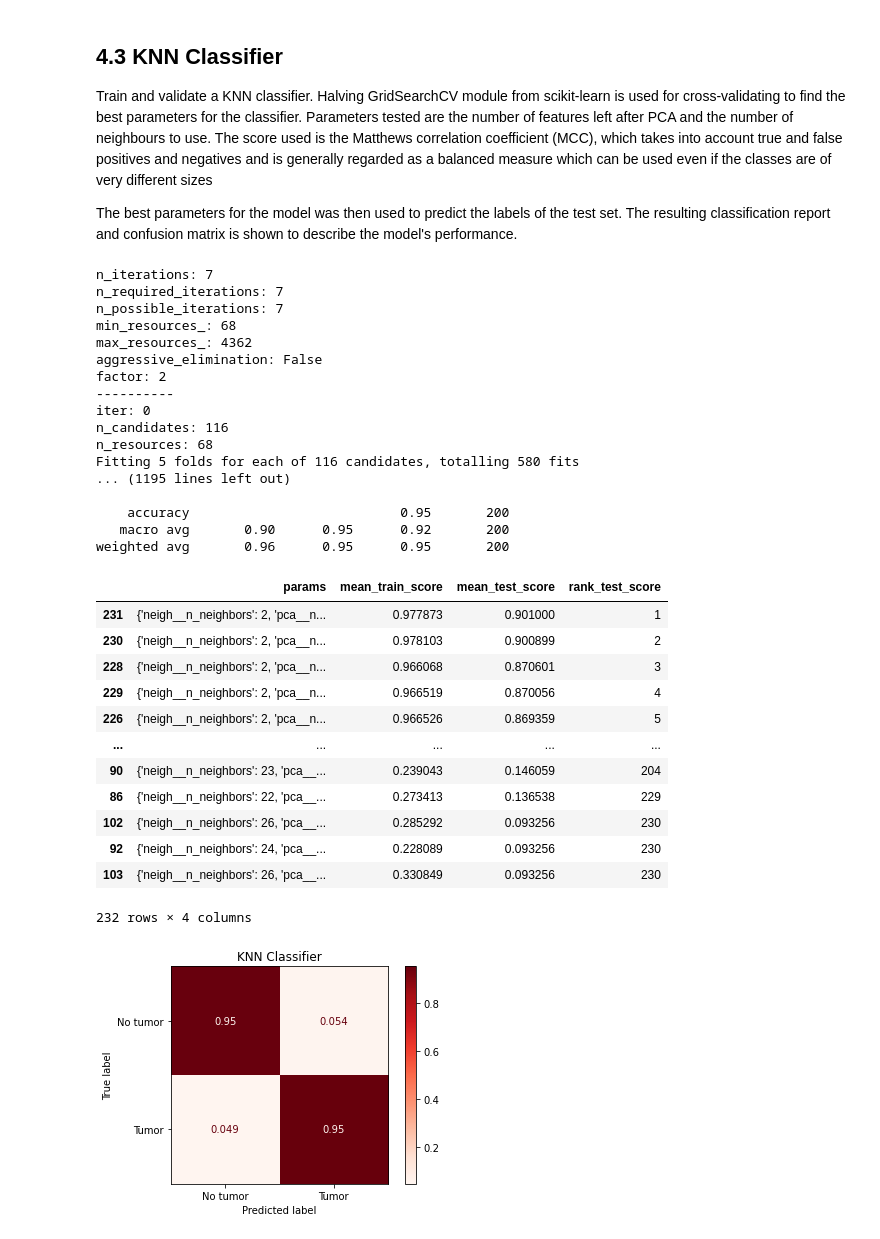
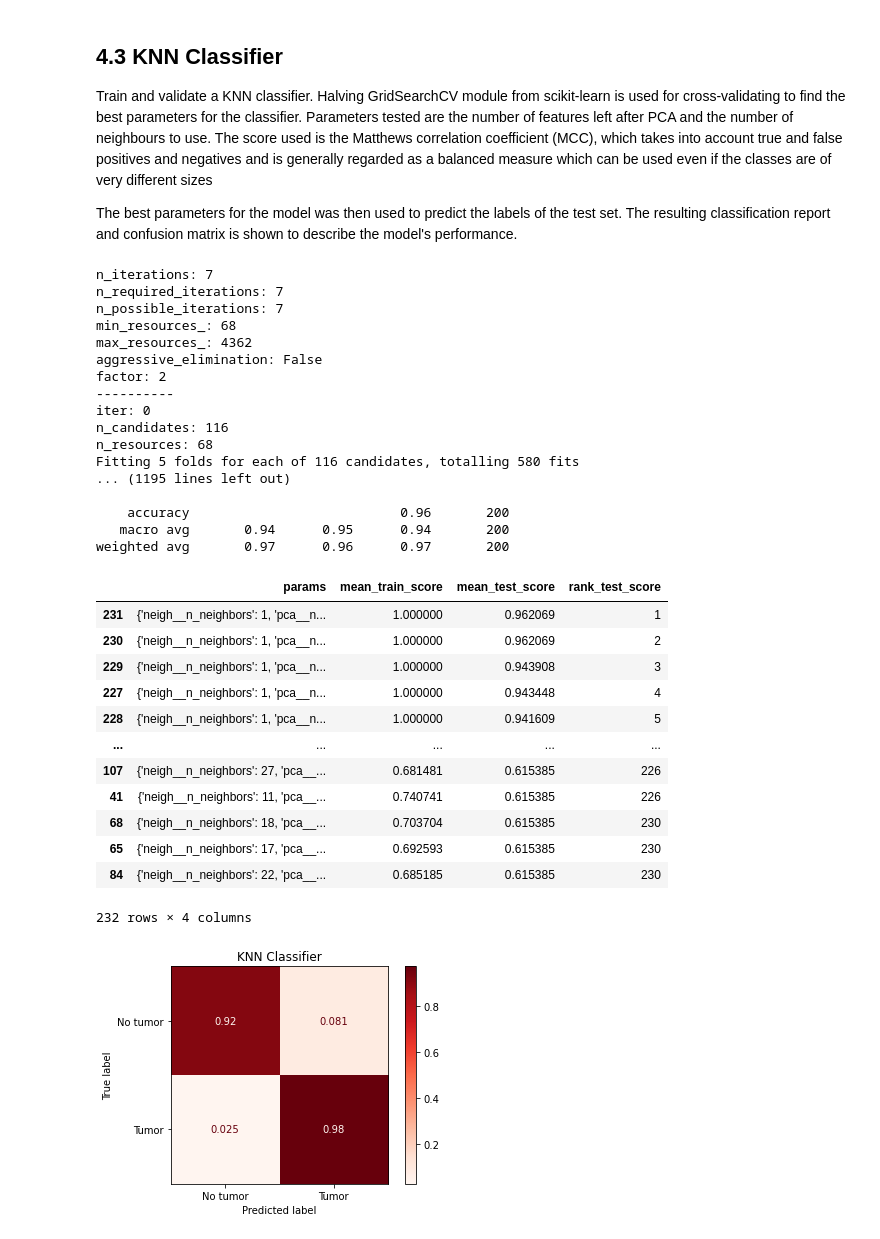
Before and after one commit to tanpinray/AMLS_22-21_SN18100138, a Jupyter notebook: Task_A_PCA.ipynb, the cells around one changed output. Drawn from its saved outputs; the diff is of its cells as text; code cells hidden in the pictures.

```diff
--- a/Task_A_PCA.ipynb
+++ b/Task_A_PCA.ipynb
@@ -279,7 +279,7 @@ def extract_multidwt(images_pixelData, levels):
 ## 4.1 Creating Train and Test set
 The feature to use (HOG, LBP or Multi-DWT) can be selected by changing the value of feature
 # %%
-feature = 'hog'
+feature = 'hogdwt'
 
 # Doing classification with image HOG features
 if feature == 'hog':
@@ -620,7 +607,7 @@ def KNNClassifierCV(X_train, y_train, X_test):
     parameters = {'neigh__n_neighbors': range(1, 30, 1),
                   "pca__n_components": [0.96, 0.97, 0.98, 0.99]}
 
-    matthews = metrics.make_scorer(metrics.matthews_corrcoef)
+#     matthews = metrics.make_scorer(metrics.matthews_corrcoef)
 
     # Create PCA object
     pca = PCA()
@@ -634,7 +621,7 @@ def KNNClassifierCV(X_train, y_train, X_test):
     clf = HalvingGridSearchCV(pca_neigh,
                               parameters,
                               factor=2,
-                              scoring=matthews,
+                              scoring='accuracy',
                               refit=True,
                               verbose=4,
                               cv=5,
@@ -673,44 +660,44 @@ def KNNClassifierCV(X_train, y_train, X_test):
         display_labels=['No tumor', 'Tumor']
     )
     ax.set_title('KNN Classifier')
 
     return Y_pred, results
 
 
 Y_pred_KNN, results_KNN = KNNClassifierCV(X_train, y_train, X_test)
 print(metrics.classification_report(
     y_test, Y_pred_KNN, target_names=['No tumor', 'Tumor']))
 pd.set_option('display.max_colwidth', None)
 display(results_KNN)
 # %% [output]
 n_iterations: 7
 n_required_iterations: 7
 n_possible_iterations: 7
 min_resources_: 68
 max_resources_: 4362
 aggressive_elimination: False
 factor: 2
 ----------
 iter: 0
 n_candidates: 116
 n_resources: 68
 Fitting 5 folds for each of 116 candidates, totalling 580 fits
 ... (1195 lines left out)
 
-    accuracy                           0.95       200
-   macro avg       0.90      0.95      0.92       200
-weighted avg       0.96      0.95      0.95       200
+    accuracy                           0.96       200
+   macro avg       0.94      0.95      0.94       200
+weighted avg       0.97      0.96      0.97       200
 |  | params | mean_train_score | mean_test_score | rank_test_score |
-| 231 | {'neigh__n_neighbors': 2, 'pca__n... | 0.977873 | 0.901000 | 1 |
-| 230 | {'neigh__n_neighbors': 2, 'pca__n... | 0.978103 | 0.900899 | 2 |
-| 228 | {'neigh__n_neighbors': 2, 'pca__n... | 0.966068 | 0.870601 | 3 |
-| 229 | {'neigh__n_neighbors': 2, 'pca__n... | 0.966519 | 0.870056 | 4 |
-| 226 | {'neigh__n_neighbors': 2, 'pca__n... | 0.966526 | 0.869359 | 5 |
+| 231 | {'neigh__n_neighbors': 1, 'pca__n... | 1.000000 | 0.962069 | 1 |
+| 230 | {'neigh__n_neighbors': 1, 'pca__n... | 1.000000 | 0.962069 | 2 |
+| 229 | {'neigh__n_neighbors': 1, 'pca__n... | 1.000000 | 0.943908 | 3 |
+| 227 | {'neigh__n_neighbors': 1, 'pca__n... | 1.000000 | 0.943448 | 4 |
+| 228 | {'neigh__n_neighbors': 1, 'pca__n... | 1.000000 | 0.941609 | 5 |
 | ... | ... | ... | ... | ... |
-| 90 | {'neigh__n_neighbors': 23, 'pca__... | 0.239043 | 0.146059 | 204 |
-| 86 | {'neigh__n_neighbors': 22, 'pca__... | 0.273413 | 0.136538 | 229 |
-| 102 | {'neigh__n_neighbors': 26, 'pca__... | 0.285292 | 0.093256 | 230 |
-| 92 | {'neigh__n_neighbors': 24, 'pca__... | 0.228089 | 0.093256 | 230 |
-| 103 | {'neigh__n_neighbors': 26, 'pca__... | 0.330849 | 0.093256 | 230 |
+| 107 | {'neigh__n_neighbors': 27, 'pca__... | 0.681481 | 0.615385 | 226 |
+| 41 | {'neigh__n_neighbors': 11, 'pca__... | 0.740741 | 0.615385 | 226 |
+| 68 | {'neigh__n_neighbors': 18, 'pca__... | 0.703704 | 0.615385 | 230 |
+| 65 | {'neigh__n_neighbors': 17, 'pca__... | 0.692593 | 0.615385 | 230 |
+| 84 | {'neigh__n_neighbors': 22, 'pca__... | 0.685185 | 0.615385 | 230 |
 232 rows × 4 columns
-[figure, old version]
+[figure, new version]
```
Also changed, not shown: parts of 4 cells of this notebook.
